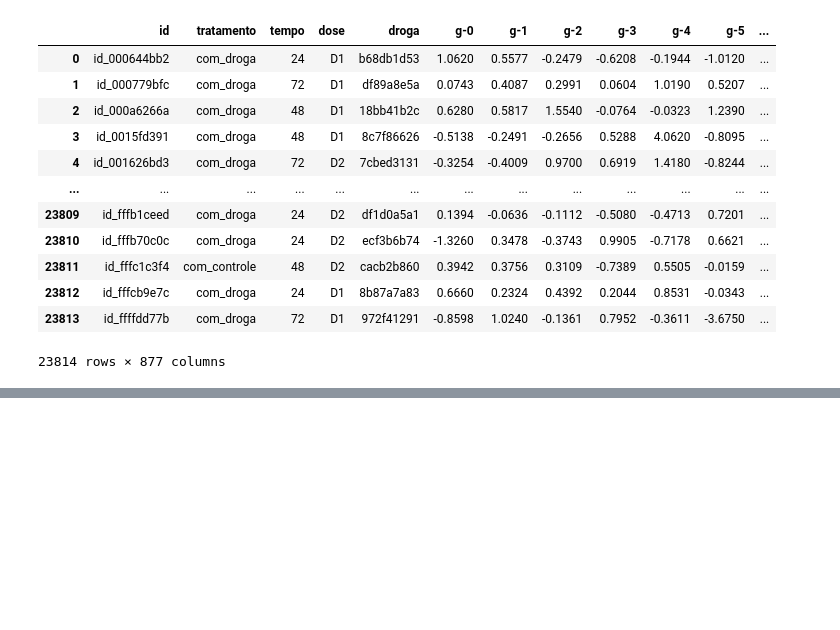
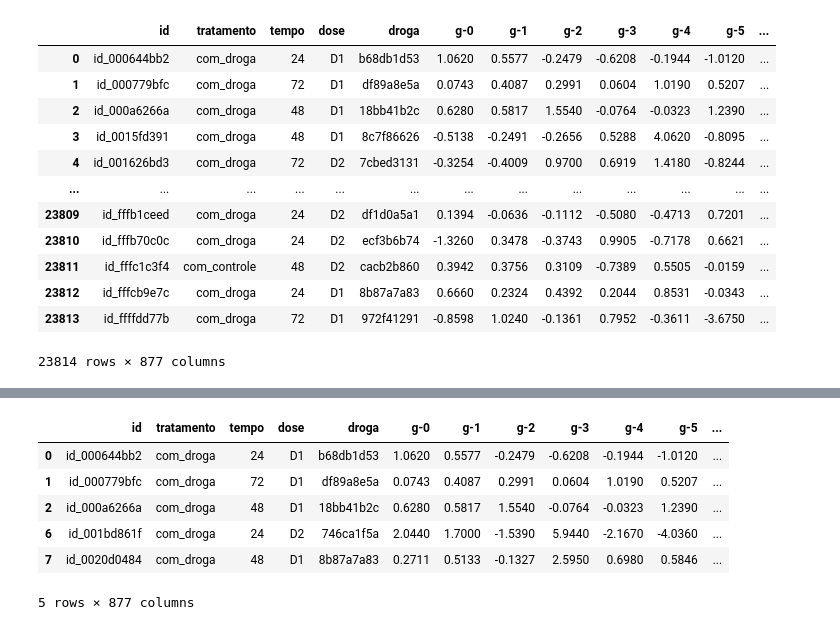
Before and after one commit to RenatoFrancisco/ImersaoDados, a Jupyter notebook: ImersaoDados.ipynb, the cells around one changed output, grey strips where cells are left out. Drawn from its saved outputs; the diff is of its cells as text; code cells hidden in the pictures; blank space fills up the shorter version.

```diff
--- a/ImersaoDados.ipynb
+++ b/ImersaoDados.ipynb
@@ -21,0 +120,11 @@ dados
+# %%
+dados_filtrados = dados[dados['g-0'] > 0]
+dados_filtrados.head()
+# %% [output]
+|  | id | tratamento | tempo | dose | droga | g-0 | g-1 | g-2 | g-3 | g-4 | g-5 | ... |
+| 0 | id_000644bb2 | com_droga | 24 | D1 | b68db1d53 | 1.0620 | 0.5577 | -0.2479 | -0.6208 | -0.1944 | -1.0120 | ... |
+| 1 | id_000779bfc | com_droga | 72 | D1 | df89a8e5a | 0.0743 | 0.4087 | 0.2991 | 0.0604 | 1.0190 | 0.5207 | ... |
+| 2 | id_000a6266a | com_droga | 48 | D1 | 18bb41b2c | 0.6280 | 0.5817 | 1.5540 | -0.0764 | -0.0323 | 1.2390 | ... |
+| 6 | id_001bd861f | com_droga | 24 | D2 | 746ca1f5a | 2.0440 | 1.7000 | -1.5390 | 5.9440 | -2.1670 | -4.0360 | ... |
+| 7 | id_0020d0484 | com_droga | 48 | D1 | 8b87a7a83 | 0.2711 | 0.5133 | -0.1327 | 2.5950 | 0.6980 | 0.5846 | ... |
+5 rows × 877 columns
```
Also changed, not shown: parts of 17 cells of this notebook.
